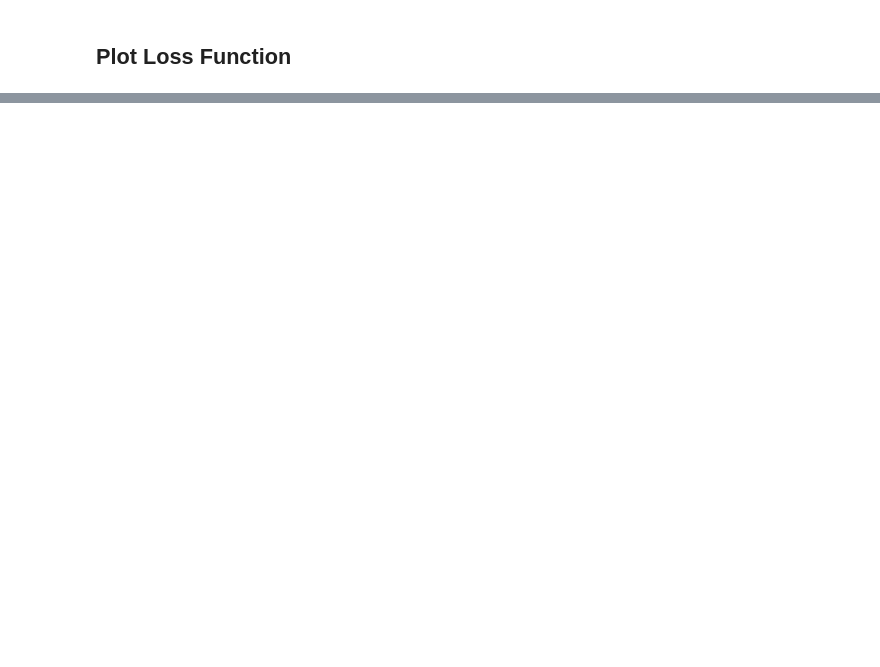
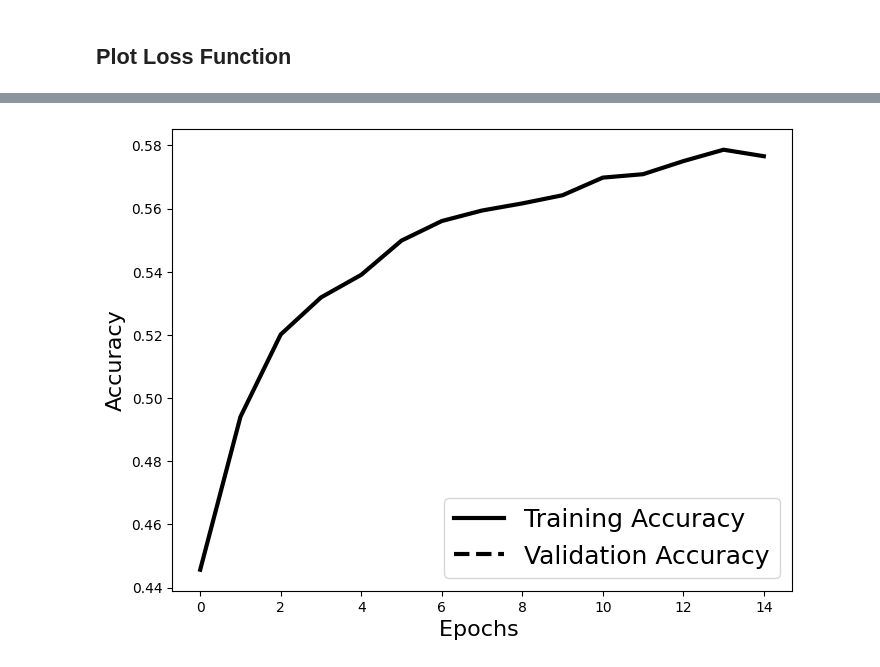
Before and after one commit to philippbaechler/CVI_22, a Jupyter notebook: Modeling.ipynb, the cells around one changed output, grey strips where cells are left out. Drawn from its saved outputs; the diff is of its cells as text; code cells hidden in the pictures; blank space fills up the shorter version.

```diff
--- a/Modeling.ipynb
+++ b/Modeling.ipynb
@@ -223,0 +298,4 @@ plt.show()
+# %%
+History_epochs15 = np.load("history_imgsize_50_epochs_15_02_09_2023_09_35_22.npy", allow_pickle = True).item()
+History_epochs15_ = np.load("history_imgsize_50_epochs_15_LR_0.0001_BS_32_time_02_09_2023_13_34_41_PretrainedMobileNetV2_Flatten_4Dense_Dropout_Dense.npy", allow_pickle = True).item()
+History_epochs15
@@ -223,0 +320,13 @@ plt.show()
+# %%
+# Accuracy Curves
+#plt.title('Accuracy Curves',fontsize=16)
+plt.figure(figsize=[8,6])
+plt.plot(History_epochs15['accuracy'],'black',linewidth=3.0)
+plt.plot(History_epochs15['val_accuracy'],'black',ls = '--',linewidth=3.0)
+plt.legend(['Training Accuracy', 'Validation Accuracy'],fontsize=18,
+           loc = 'lower right')
+plt.xlabel('Epochs ',fontsize=16)
+plt.ylabel('Accuracy',fontsize=16)
+plt.show()
+# %% [output]
+[figure, added]
```
Also changed, not shown: parts of 18 cells of this notebook.
